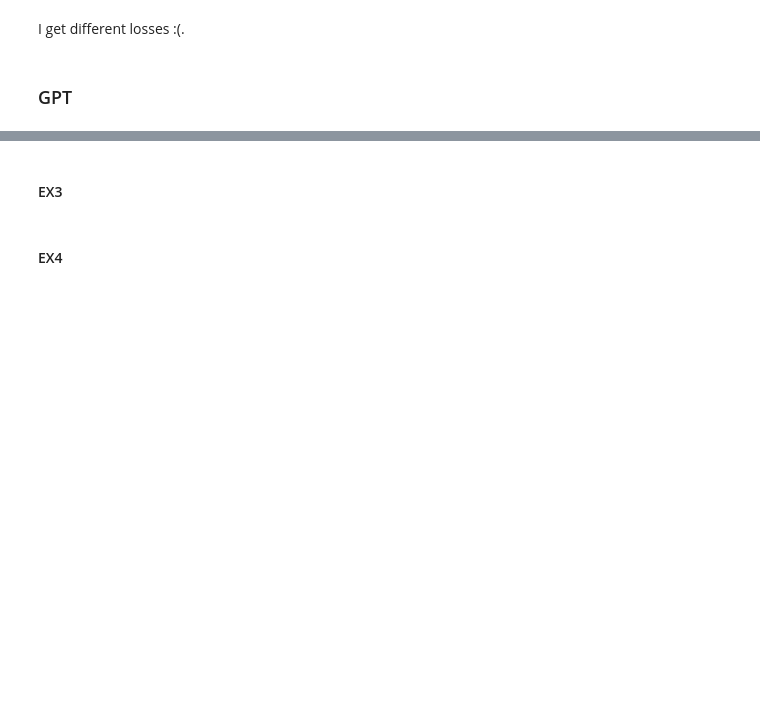
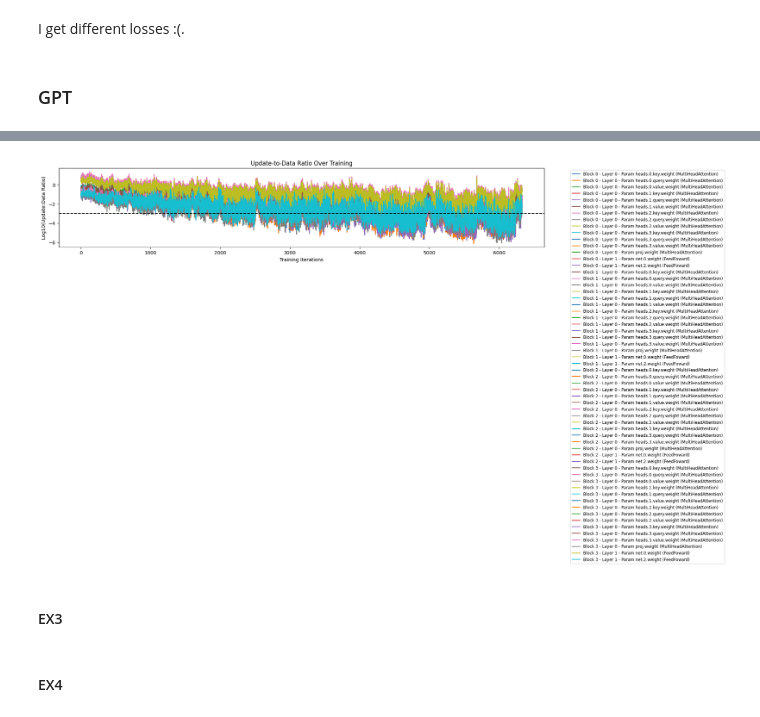
Before and after one commit to Vihaan3/Karpathy-Exercises, a Jupyter notebook: Karpathy_Exercises.ipynb, the cells around one changed output, grey strips where cells are left out. Cells and saved outputs as stored; diff of their text form; code cells hidden in the pictures; blank space fills up the shorter version.

```diff
--- a/Karpathy_Exercises.ipynb
+++ b/Karpathy_Exercises.ipynb
@@ -978,3 +1117,37 @@ It kinda works?
+# %%
+import matplotlib.pyplot as plt
+
+# List to store update-to-data ratios for all parameters over training iterations
+# Plot Update-to-Data Ratios
+plt.figure(figsize=(20, 8))
+legends = []
+
+# Map parameter indices to their block, layer, and name for legend labels
+param_idx_map = {}
+
+for block_num, block in enumerate(model.blocks):
+    for layer_num, layer in enumerate(block.children()):
+        if hasattr(layer, 'parameters') and any(p.requires_grad for p in layer.parameters()):
+            for param_idx, (param_name, param) in enumerate(layer.named_parameters()):
+                if param.ndim == 2:  # Focus on weight matrices (2D parameters)
+                    param_idx_map[len(param_idx_map)] = (block_num, layer_num, param_name, layer.__class__.__name__)
+
+                    # Plot update-to-data ratios over iterations
+                    plt.plot([ud[j][param_idx] for j in range(len(ud))])
+                    legends.append(f"Block {block_num} - Layer {layer_num} - Param {param_name} ({layer.__class__.__name__})")
+
+# Add a reference line for the typical ratio (~1e-3)
+plt.axhline(y=-3, color='k', linestyle='--', label="Expected Ratio (1e-3)")
+
+# Customize and display the plot
+plt.legend(legends, bbox_to_anchor=(1.05, 1), loc="upper left", fontsize='small')  # Adjust legend position
+plt.title("Update-to-Data Ratio Over Training")
+plt.xlabel("Training Iterations")
+plt.ylabel("Log10(Update:Data Ratio)")
+plt.tight_layout()
+plt.show()
+# %% [output]
+[figure, added]
 # %% [markdown]
 #### EX3
 # %% [markdown]
```
Also changed, not shown: parts of 15 cells of this notebook.
